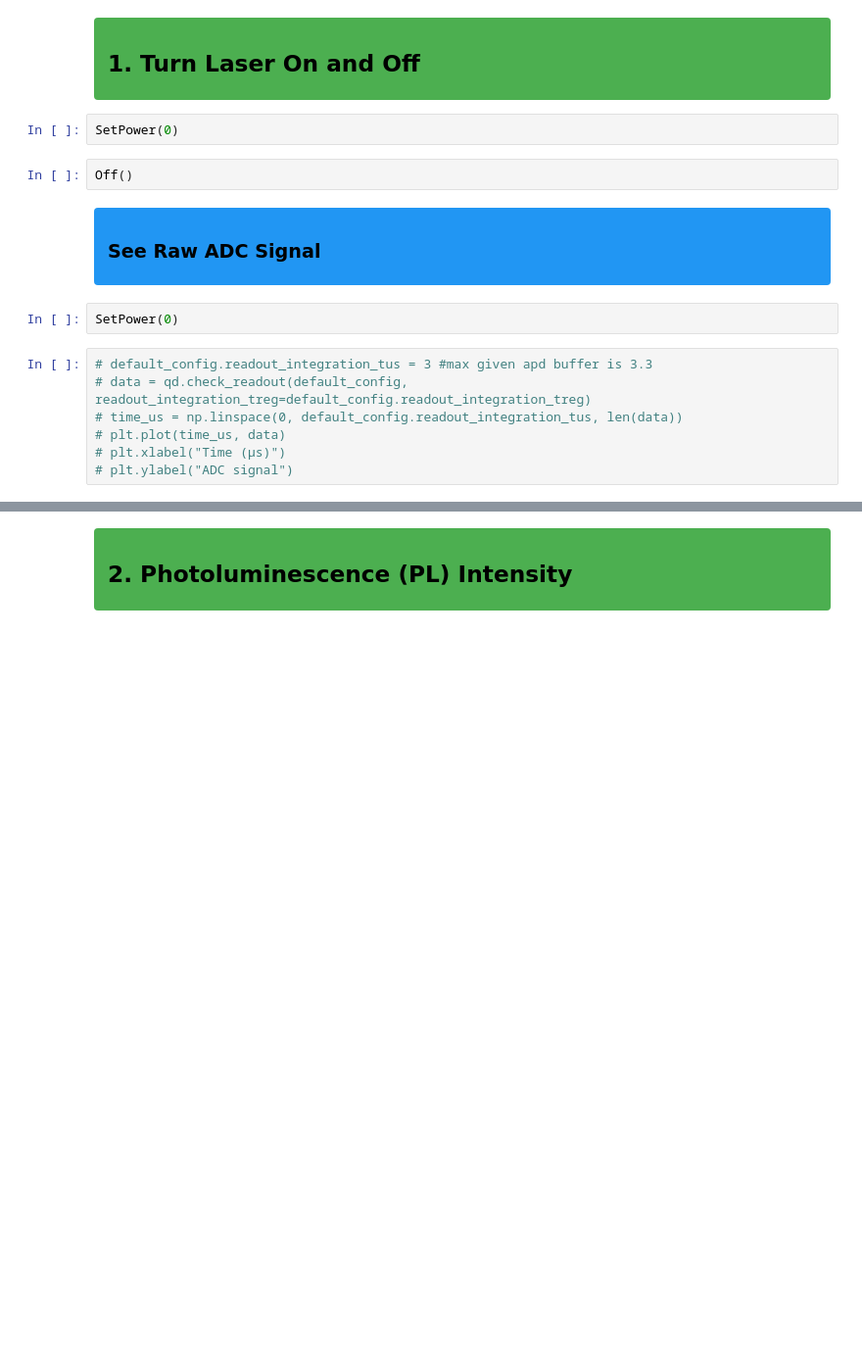
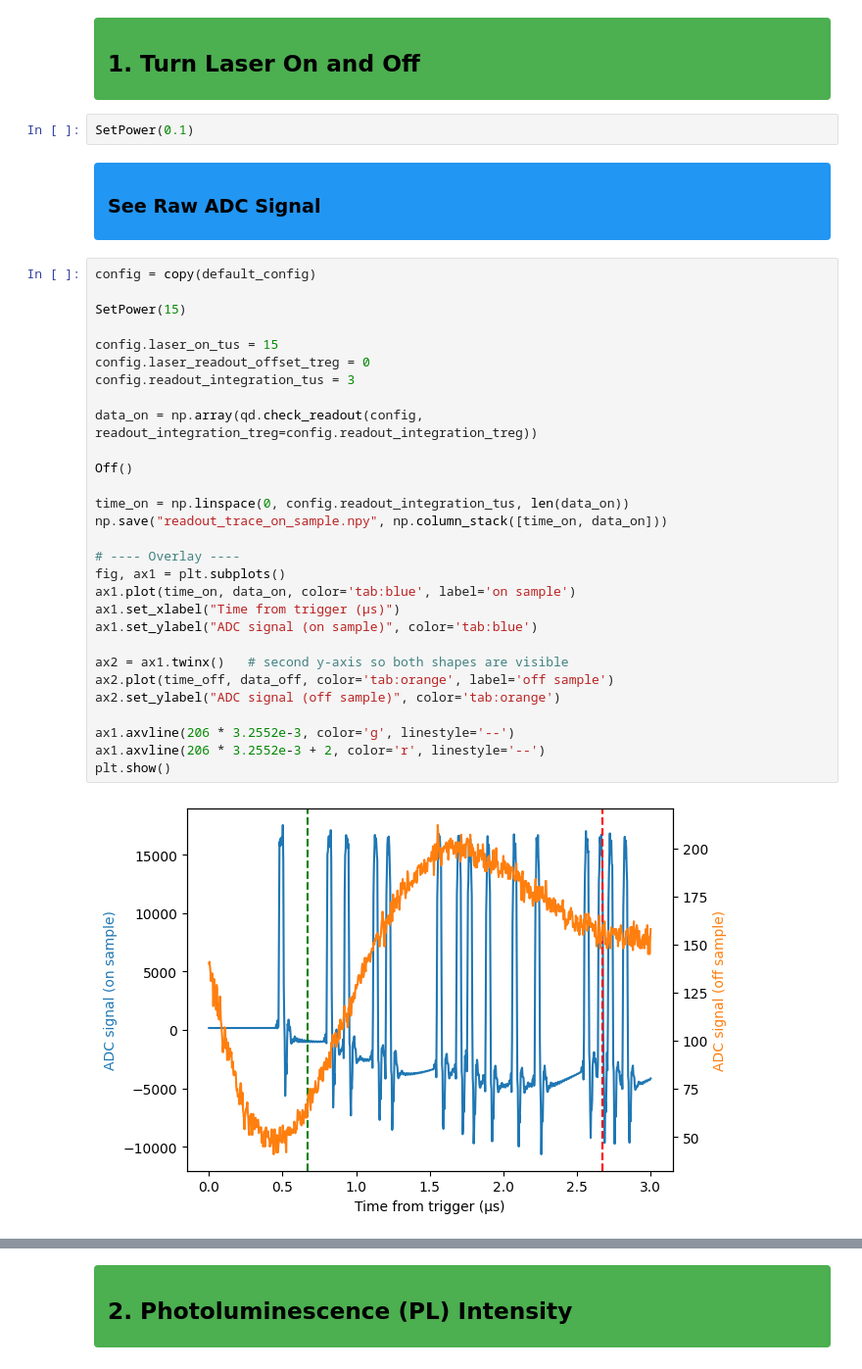
Before and after one commit to jeree-m/qick-dawg, a Jupyter notebook: jupyter_notebooks/Photon_Counting_Shortened.ipynb, the cells around one changed output, grey strips where cells are left out. Shown at 98% size. Saved outputs shown, nothing was run; the diff lists cells and outputs as text; blank space fills up the shorter version.

```diff
--- a/jupyter_notebooks/Photon_Counting_Shortened.ipynb
+++ b/jupyter_notebooks/Photon_Counting_Shortened.ipynb
@@ -160,19 +168,39 @@ Run ALL Above Here For Initialization
 </div>
 <a class="anchor" id="first-bullet"></a>
 # %%
-SetPower(0)
+SetPower(0.1)
-# %%
-Off()
 # %% [markdown]
 <div style="background-color:#2196F3; padding:8px 14px; border-radius:4px;">
 <h3 style="color:black; margin:0;"> See Raw ADC Signal</h3>
 </div>
-# %%
-SetPower(0)
-# %%
-# default_config.readout_integration_tus = 3 #max given apd buffer is 3.3
-# data = qd.check_readout(default_config, readout_integration_treg=default_config.readout_integration_treg)
-# time_us = np.linspace(0, default_config.readout_integration_tus, len(data))
-# plt.plot(time_us, data)
-# plt.xlabel("Time (µs)")
-# plt.ylabel("ADC signal")
+# %%
+config = copy(default_config)
+
+SetPower(15)
+
+config.laser_on_tus = 15
+config.laser_readout_offset_treg = 0
+config.readout_integration_tus = 3
+
+data_on = np.array(qd.check_readout(config, readout_integration_treg=config.readout_integration_treg))
+
+Off()
+
+time_on = np.linspace(0, config.readout_integration_tus, len(data_on))
+np.save("readout_trace_on_sample.npy", np.column_stack([time_on, data_on]))
+
+# ---- Overlay ----
+fig, ax1 = plt.subplots()
+ax1.plot(time_on, data_on, color='tab:blue', label='on sample')
+ax1.set_xlabel("Time from trigger (µs)")
+ax1.set_ylabel("ADC signal (on sample)", color='tab:blue')
+
+ax2 = ax1.twinx()   # second y-axis so both shapes are visible
+ax2.plot(time_off, data_off, color='tab:orange', label='off sample')
+ax2.set_ylabel("ADC signal (off sample)", color='tab:orange')
+
+ax1.axvline(206 * 3.2552e-3, color='g', linestyle='--')
+ax1.axvline(206 * 3.2552e-3 + 2, color='r', linestyle='--')
+plt.show()
+# %% [output]
+[figure, added]
```
Also changed, not shown: parts of 31 cells of this notebook, 6 other files.
